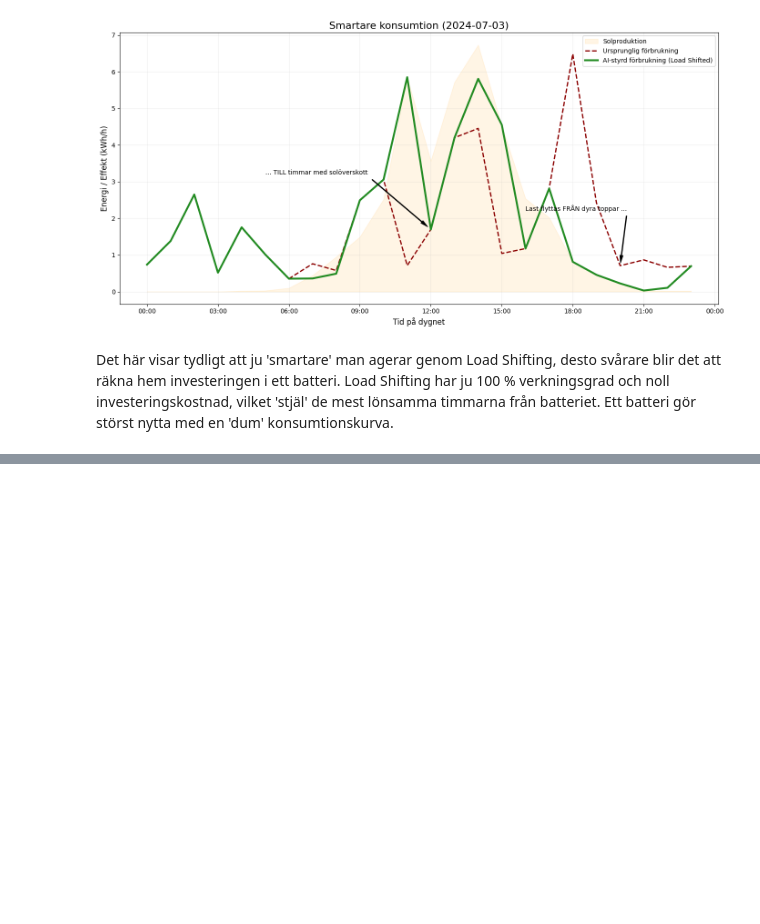
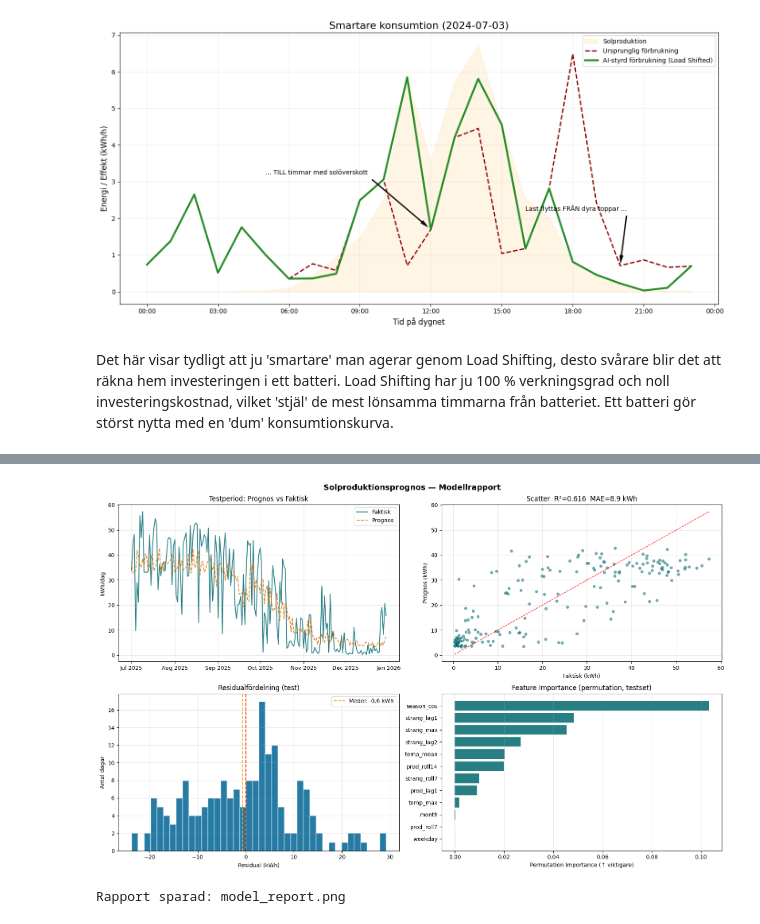
Before and after one commit to Puttaren/AI_IoT_Kunskapskontroll_1, a Jupyter notebook: Projektrapport del 3.ipynb, the cells around one changed output, grey strips where cells are left out. Cells and saved outputs as stored; diff of their text form; code cells hidden in the pictures; blank space fills up the shorter version.

Commit message:
Rapporten klar för redigering

```diff
--- a/Projektrapport del 3.ipynb
+++ b/Projektrapport del 3.ipynb
@@ -574,0 +606,9 @@ För att uppfylla kunskapskraven kommer här ett AI-projekt baserat på mina dat
+# %%
+# Ladda in data från CSV-filen
+df_master = pd.read_csv(MASTER_CSV, parse_dates=['timestamp'])
+df_master = df_master.sort_values('timestamp').set_index('timestamp')
+
+print(f"Rader:   {len(df_master):,}")
+print(f"Kolumner: {df_master.columns.tolist()}")
+print(f"Period:  {df_master.index.min()} → {df_master.index.max()}")
+df_master.head(3)
@@ -574,0 +862,55 @@ För att uppfylla kunskapskraven kommer här ett AI-projekt baserat på mina dat
+# %%
+fig, axes = plt.subplots(2, 2, figsize=(16, 10))
+fig.suptitle('Solproduktionsprognos — Modellrapport', fontsize=14, fontweight='bold')
+
+# Panel 1: Prognos vs faktisk (testperiod)
+ax = axes[0, 0]
+ax.plot(daily.loc[mask_test].index, y_test.values,
+        label='Faktisk', color='#01696f', linewidth=1.5, alpha=0.85)
+ax.plot(daily.loc[mask_test].index, y_pred_test,
+        label='Prognos', color='#da7101', linewidth=1.5, alpha=0.85, linestyle='--')
+ax.set_title('Testperiod: Prognos vs Faktisk')
+ax.set_ylabel('kWh/dag')
+ax.xaxis.set_major_formatter(mdates.DateFormatter('%b %Y'))
+ax.legend()
+ax.grid(alpha=0.3)
+
+# Panel 2: Scatter prognos vs faktisk
+ax = axes[0, 1]
+ax.scatter(y_test, y_pred_test, alpha=0.5, color='#01696f', s=20)
+lims = [min(y_test.min(), y_pred_test.min()), max(y_test.max(), y_pred_test.max())]
+ax.plot(lims, lims, 'r--', linewidth=1)
+ax.set_xlabel('Faktisk (kWh)'); ax.set_ylabel('Prognos (kWh)')
+ax.set_title(f"Scatter  R²={res_test['r2']:.3f}  MAE={res_test['mae']:.1f} kWh")
+ax.grid(alpha=0.3)
+
+# Panel 3: Residualfördelning
+ax = axes[1, 0]
+residuals = y_pred_test - y_test.values
+ax.hist(residuals, bins=40, color='#006494', edgecolor='white', alpha=0.85)
+ax.axvline(0, color='red', linestyle='--')
+ax.axvline(residuals.mean(), color='orange', linestyle='--',
+           label=f'Medel: {residuals.mean():.1f} kWh')
+ax.set_xlabel('Residual (kWh)'); ax.set_ylabel('Antal dagar')
+ax.set_title('Residualfördelning (test)')
+ax.legend(); ax.grid(alpha=0.3)
+
+# Panel 4: Feature importance
+ax = axes[1, 1]
+imp_result = permutation_importance(model, X_test, y_test, n_repeats=10, random_state=42)
+imp_df = pd.DataFrame({
+    'feature': FEATURES,
+    'importance': imp_result.importances_mean
+}).sort_values('importance', ascending=True).tail(12)
+bars = ax.barh(imp_df['feature'], imp_df['importance'], color='#01696f', alpha=0.85)
+ax.set_xlabel('Permutation Importance (↑ viktigare)')
+ax.set_title('Feature Importance (permutation, testset)')
+ax.grid(alpha=0.3, axis='x')
+
+plt.tight_layout()
+plt.savefig('model_report.png', dpi=150, bbox_inches='tight')
+plt.show()
+print("Rapport sparad: model_report.png")
+# %% [output]
+[figure, added]
+Rapport sparad: model_report.png
```
Also changed, not shown: parts of 28 cells of this notebook, 22 other files.
